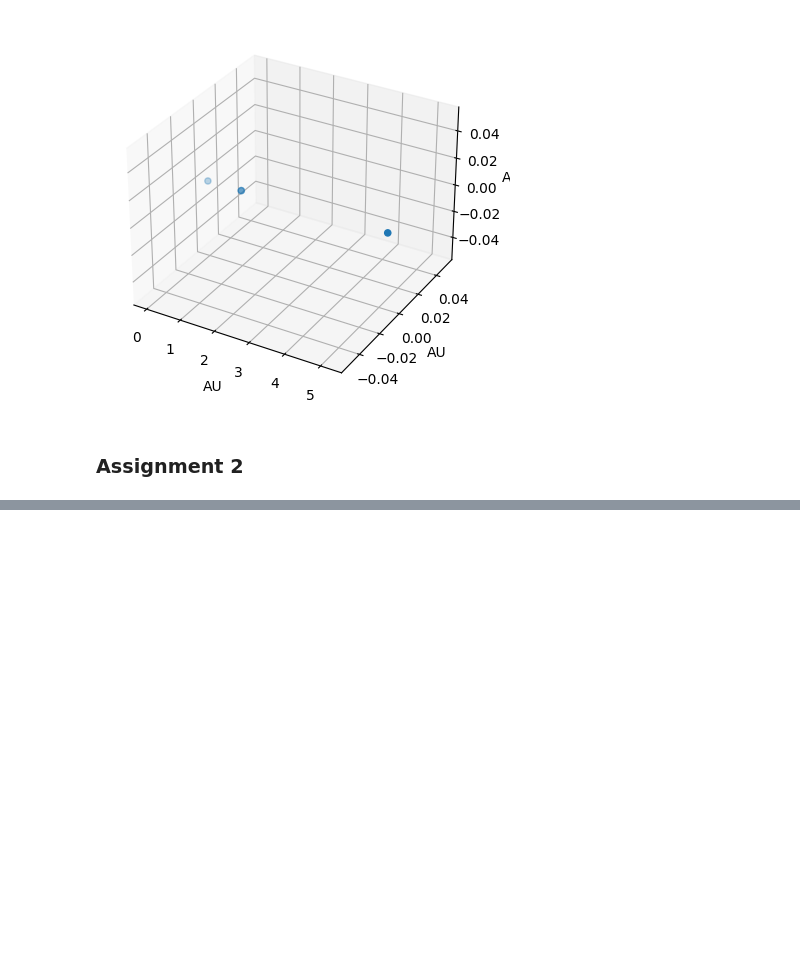
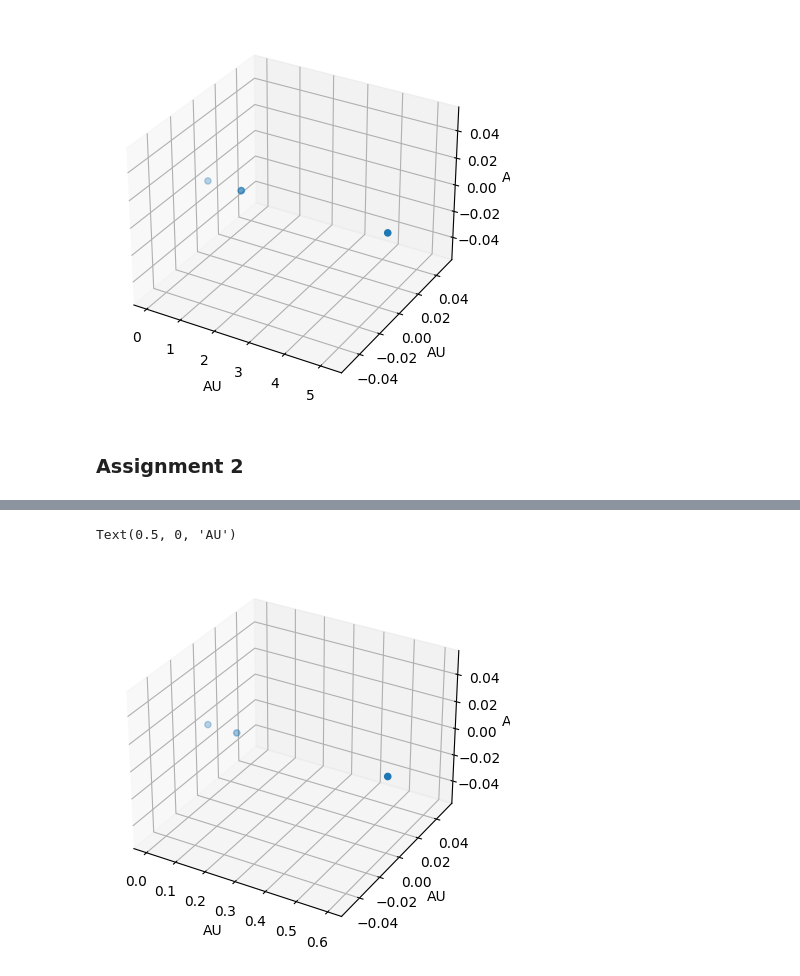
Before and after one commit to jaspertjansen/Amuse-Homework, a Jupyter notebook: particles.ipynb, the cells around one changed output, grey strips where cells are left out. Drawn from its saved outputs; the diff is of its cells as text; code cells hidden in the pictures; blank space fills up the shorter version.

```diff
--- a/particles.ipynb
+++ b/particles.ipynb
@@ -288,0 +410,25 @@ solarsystem.remove_particle(jup)
+# %%
+new_system = Particles(3)
+
+new_star = new_system[0]
+new_star.mass = 2 | units.MSun
+new_star.position = (0,0,0) | units.au
+new_star.velocity = (0,0,0) | units.kms
+
+planet_1 = new_system[1]
+planet_1.mass = 10 | units.MEarth
+planet_1.position = (0.1, 0, 0) | units.au
+vorb_1 = relative_orbital_velocity(new_star.mass + planet_1.mass, planet_1.position.sum())
+planet_1.velocity = (0, 1, 0) * vorb_1
+
+planet_2 = new_system[2]
+planet_2.mass = 100 | units.MEarth
+planet_2.position = (0.6, 0, 0) | units.au
+vorb_2 = relative_orbital_velocity(new_star.mass + planet_2.mass, planet_2.position.sum())
+planet_2.velocity = (0, 1, 0) * vorb_2
+
+setattr(new_system, "name", "")
+new_system.name = ["new_star", "planet_1", "planet_2"]
+
+new_system.move_to_center()
+print("New system:", new_system)
@@ -288,0 +443,15 @@ solarsystem.remove_particle(jup)
+# %%
+#Check if correct
+
+ax = plt.axes(projection='3d')
+
+xdata = new_system.position.value_in(units.AU)[:,0]
+ydata = new_system.position.value_in(units.AU)[:,1]
+zdata = new_system.position.value_in(units.AU)[:,2]
+ax.scatter3D(xdata, ydata, zdata);
+ax.set_xlabel('AU')
+ax.set_ylabel('AU')
+ax.set_zlabel('AU')
+# %% [output]
+Text(0.5, 0, 'AU')
+[figure, added]
```
Also changed, not shown: parts of 29 cells of this notebook.
